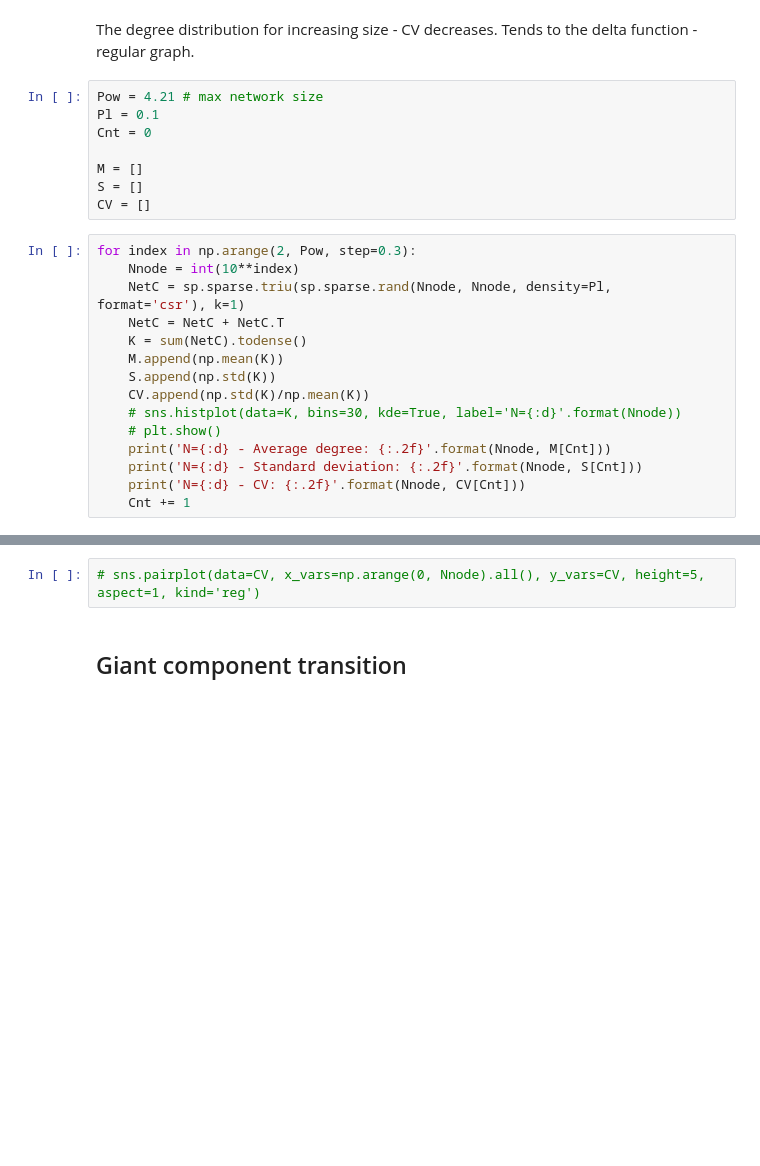
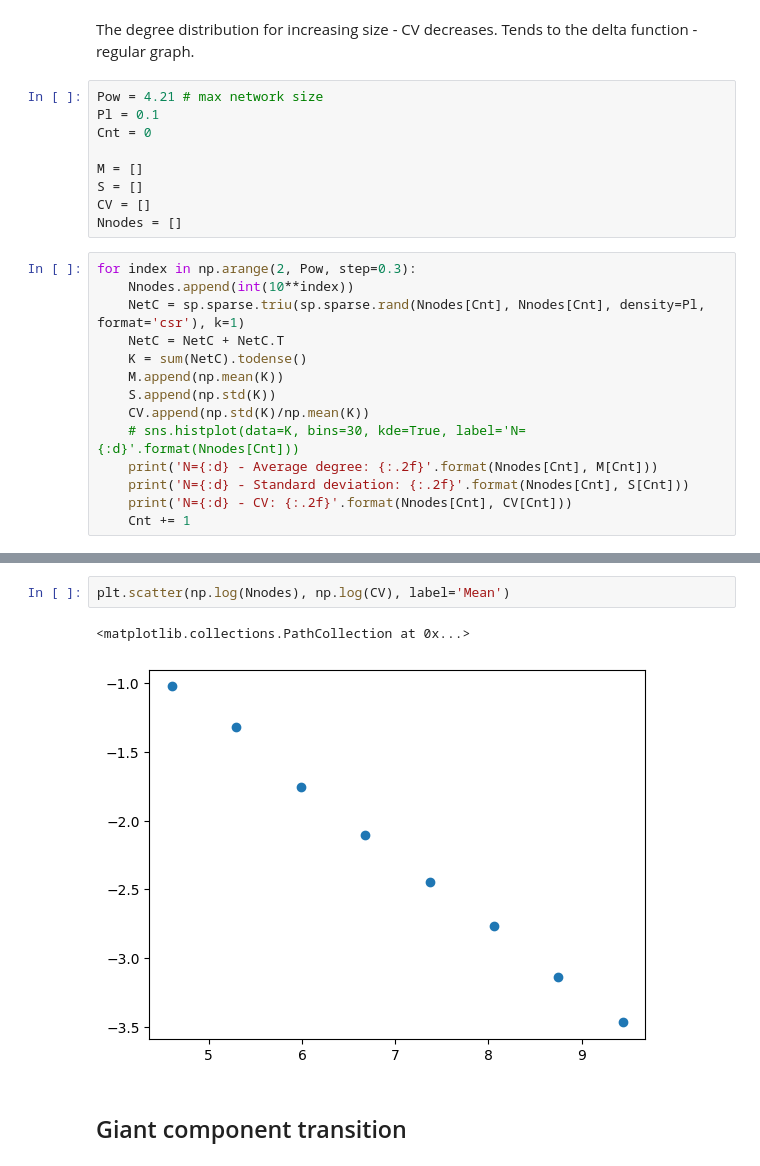
Before and after one commit to ludovicaisa/Physics_Unibo, a Jupyter notebook: src/Complex_Networks/ER_networks.ipynb, the cells around one changed output, grey strips where cells are left out. Drawn from its saved outputs; the diff is of its cells as text; blank space fills up the shorter version.

Commit message:
continue (missing some histograms and last part)

```diff
--- a/src/Complex_Networks/ER_networks.ipynb
+++ b/src/Complex_Networks/ER_networks.ipynb
@@ -130,19 +128,19 @@ Cnt = 0
 M = []
 S = []
 CV = []
+Nnodes = []
 # %%
 for index in np.arange(2, Pow, step=0.3):
-    Nnode = int(10**index)
-    NetC = sp.sparse.triu(sp.sparse.rand(Nnode, Nnode, density=Pl, format='csr'), k=1)
+    Nnodes.append(int(10**index))
+    NetC = sp.sparse.triu(sp.sparse.rand(Nnodes[Cnt], Nnodes[Cnt], density=Pl, format='csr'), k=1)
     NetC = NetC + NetC.T
     K = sum(NetC).todense()
     M.append(np.mean(K))
     S.append(np.std(K))
     CV.append(np.std(K)/np.mean(K))
-    # sns.histplot(data=K, bins=30, kde=True, label='N={:d}'.format(Nnode))
-    # plt.show()
-    print('N={:d} - Average degree: {:.2f}'.format(Nnode, M[Cnt]))
-    print('N={:d} - Standard deviation: {:.2f}'.format(Nnode, S[Cnt]))
-    print('N={:d} - CV: {:.2f}'.format(Nnode, CV[Cnt]))
+    # sns.histplot(data=K, bins=30, kde=True, label='N={:d}'.format(Nnodes[Cnt]))
+    print('N={:d} - Average degree: {:.2f}'.format(Nnodes[Cnt], M[Cnt]))
+    print('N={:d} - Standard deviation: {:.2f}'.format(Nnodes[Cnt], S[Cnt]))
+    print('N={:d} - CV: {:.2f}'.format(Nnodes[Cnt], CV[Cnt]))
     Cnt += 1
 # %% [output]
@@ -166,5 +164,8 @@ N=12589 - CV: 0.06
-# %%
-# sns.pairplot(data=CV, x_vars=np.arange(0, Nnode).all(), y_vars=CV, height=5, aspect=1, kind='reg')
+# %%
+plt.scatter(np.log(Nnodes), np.log(CV), label='Mean')
+# %% [output]
+<matplotlib.collections.PathCollection at 0x...>
+[figure, added]
 # %% [markdown]
 ## Giant component transition
 # %%
```
Also changed, not shown: parts of 10 cells of this notebook.
